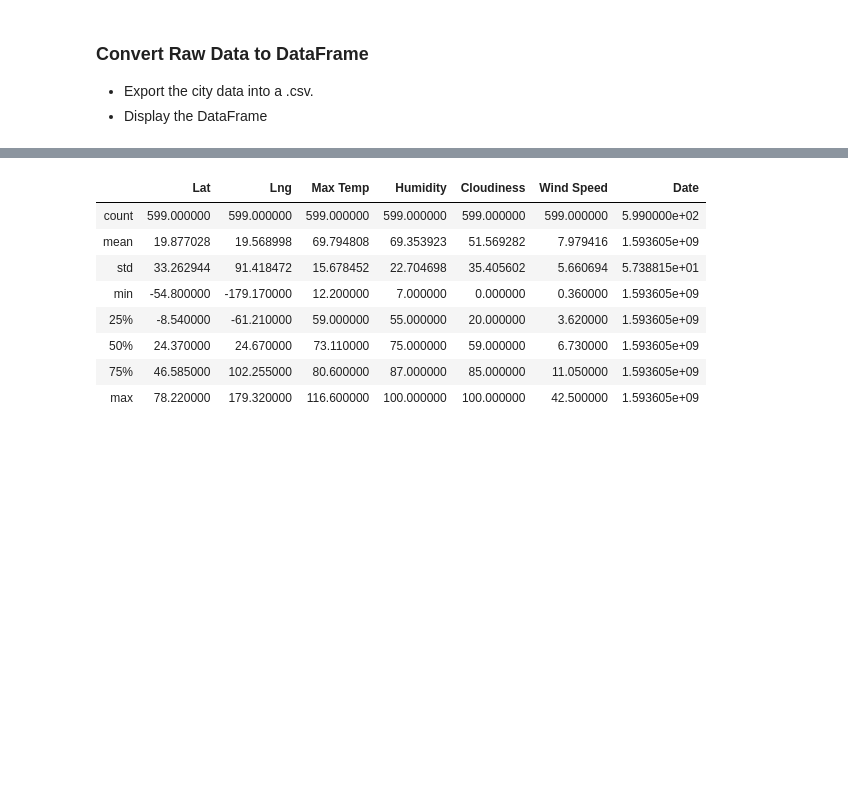
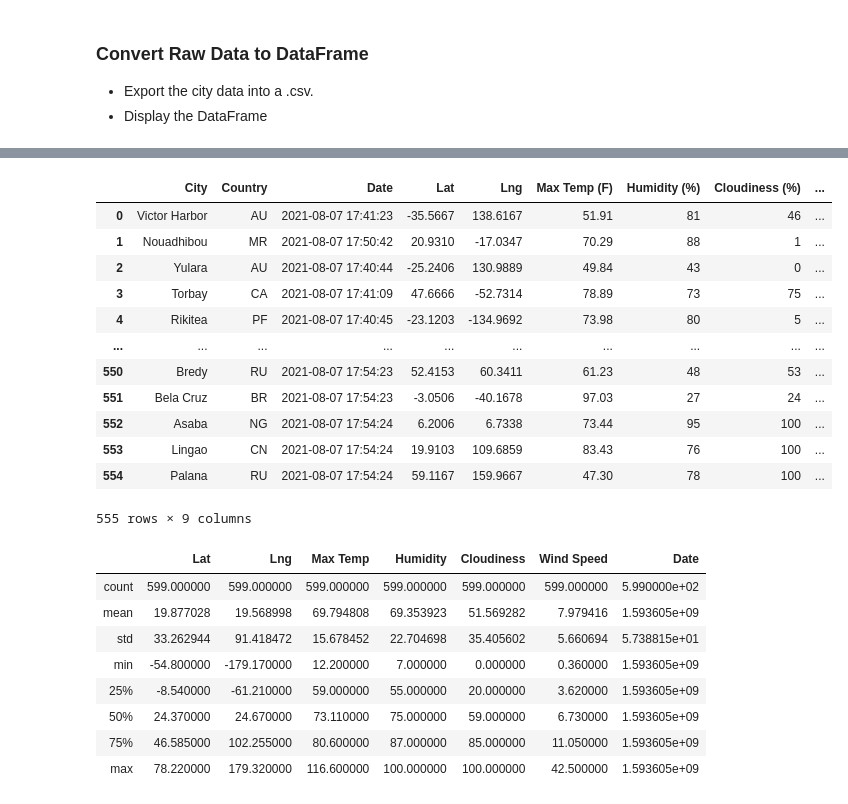
Before and after one commit to josephchancey/python-weather-api, a Jupyter notebook: WeatherPy/WeatherPy.ipynb, the cells around one changed output, grey strips where cells are left out. Cells and saved outputs as stored; diff of their text form; code cells hidden in the pictures; blank space fills up the shorter version.

Commit message:
Store data in Pandas DataFrame

```diff
--- a/WeatherPy/WeatherPy.ipynb
+++ b/WeatherPy/WeatherPy.ipynb
@@ -158,3 +150,37 @@ Data Retrieval Complete
+# %%
+# Create Dataframe for retrieved data
+cities_temps_df = pd.DataFrame({"City": city_name,
+                                "Country": city_country,
+                                "Date": city_date,
+                                "Lat": city_lat,
+                                "Lng": city_lng,
+                                "Max Temp (F)": city_max_temp,
+                                "Humidity (%)": city_humidity,
+                                "Cloudiness (%)": city_cloudy,
+                                "Wind Speed (mph)": city_winds,
+                                })
+
+# Convert unix numbers in date column to readable datetime
+cities_temps_df["Date"] = pd.to_datetime(cities_temps_df["Date"], unit = "s")
+
+# Export retrieved data
+cities_temps_df.to_csv("cities.csv", index=True, index_label="City ID", header=True)
+
+cities_temps_df
+# %% [output]
+|  | City | Country | Date | Lat | Lng | Max Temp (F) | Humidity (%) | Cloudiness (%) | ... |
+| 0 | Victor Harbor | AU | 2021-08-07 17:41:23 | -35.5667 | 138.6167 | 51.91 | 81 | 46 | ... |
+| 1 | Nouadhibou | MR | 2021-08-07 17:50:42 | 20.9310 | -17.0347 | 70.29 | 88 | 1 | ... |
+| 2 | Yulara | AU | 2021-08-07 17:40:44 | -25.2406 | 130.9889 | 49.84 | 43 | 0 | ... |
+| 3 | Torbay | CA | 2021-08-07 17:41:09 | 47.6666 | -52.7314 | 78.89 | 73 | 75 | ... |
+| 4 | Rikitea | PF | 2021-08-07 17:40:45 | -23.1203 | -134.9692 | 73.98 | 80 | 5 | ... |
+| ... | ... | ... | ... | ... | ... | ... | ... | ... | ... |
+| 550 | Bredy | RU | 2021-08-07 17:54:23 | 52.4153 | 60.3411 | 61.23 | 48 | 53 | ... |
+| 551 | Bela Cruz | BR | 2021-08-07 17:54:23 | -3.0506 | -40.1678 | 97.03 | 27 | 24 | ... |
+| 552 | Asaba | NG | 2021-08-07 17:54:24 | 6.2006 | 6.7338 | 73.44 | 95 | 100 | ... |
+| 553 | Lingao | CN | 2021-08-07 17:54:24 | 19.9103 | 109.6859 | 83.43 | 76 | 100 | ... |
+| 554 | Palana | RU | 2021-08-07 17:54:24 | 59.1167 | 159.9667 | 47.30 | 78 | 100 | ... |
+555 rows × 9 columns
 # %%
 # %% [output]
 |  | Lat | Lng | Max Temp | Humidity | Cloudiness | Wind Speed | Date |
```
Also changed, not shown: parts of 1 cell of this notebook, 1 other file.
